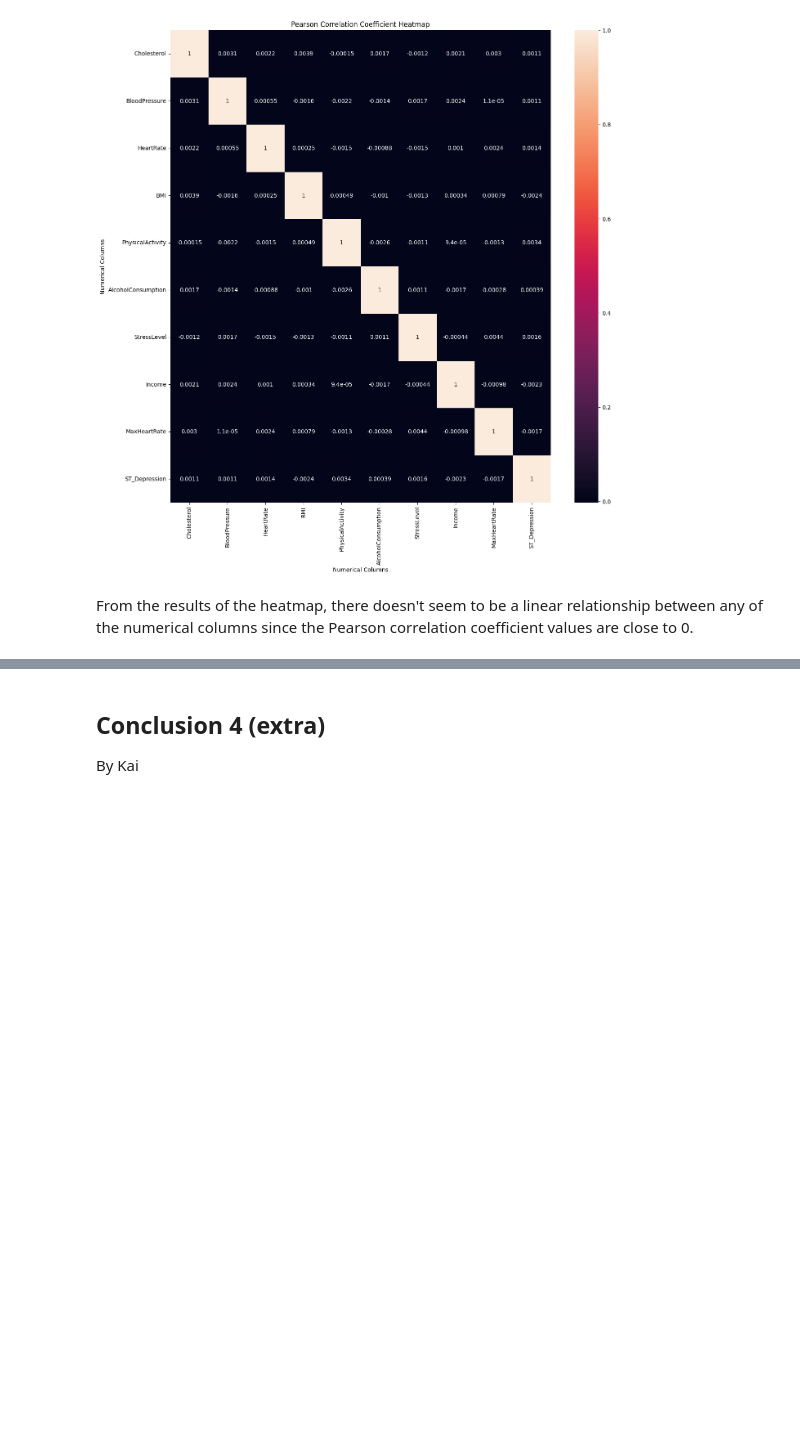
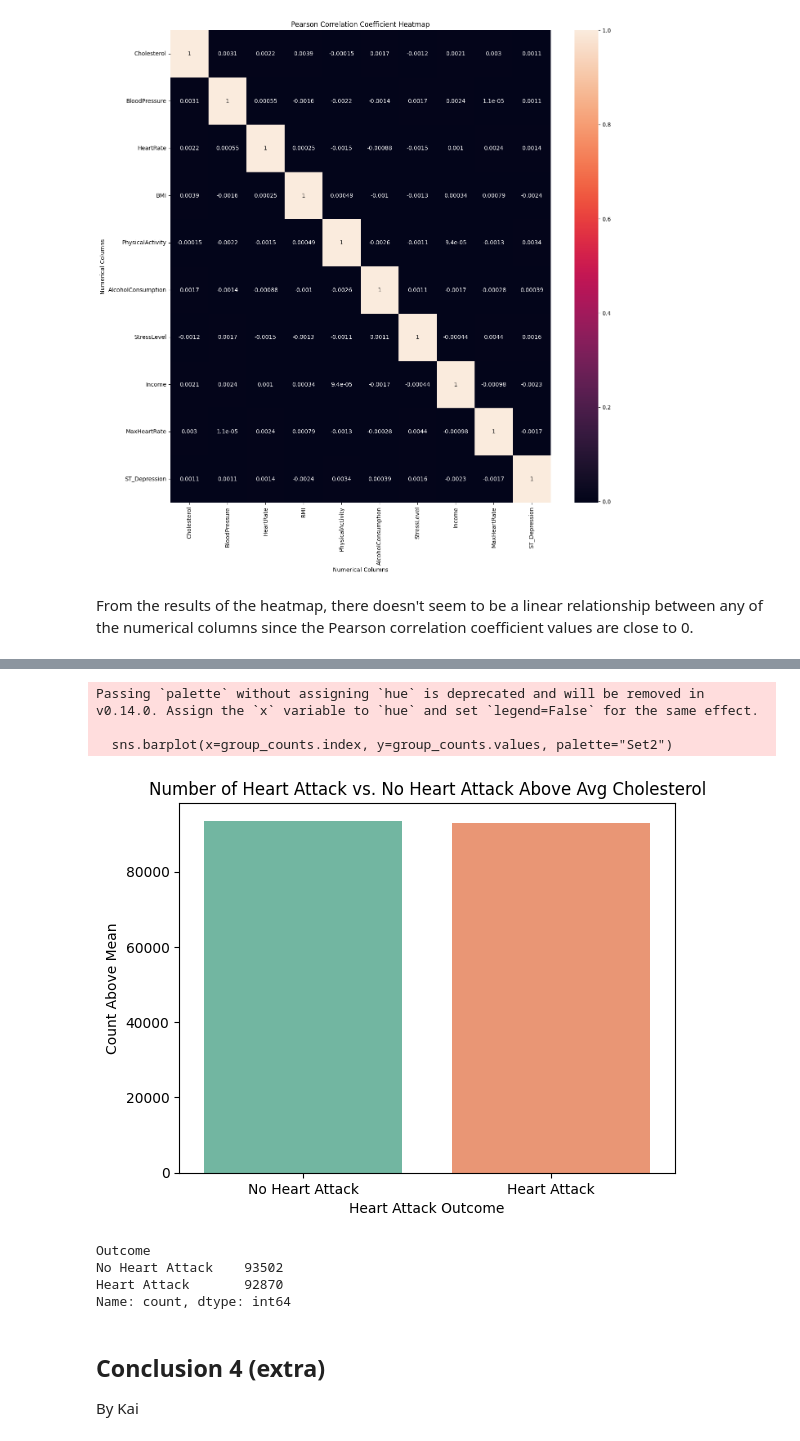
Before and after one commit to kchen3490/cmsc320-final, a Jupyter notebook: notebook.ipynb, the cells around one changed output, grey strips where cells are left out. Drawn from its saved outputs; the diff is of its cells as text; code cells hidden in the pictures; blank space fills up the shorter version.

```diff
--- a/notebook.ipynb
+++ b/notebook.ipynb
@@ -75,3 +139,25 @@ By Nathan
+# %%
+above_mean_df = heart_attack_df[heart_attack_df['Cholesterol'] > mean]
+
+group_counts = above_mean_df['Outcome'].value_counts()
+
+sns.barplot(x=group_counts.index, y=group_counts.values, palette="Set2")
+
+plt.xlabel("Heart Attack Outcome")
+plt.ylabel("Count Above Mean")
+plt.title("Number of Heart Attack vs. No Heart Attack Above Avg Cholesterol")
+
+plt.show()
+group_counts
+# %% [output]
+Passing `palette` without assigning `hue` is deprecated and will be removed in v0.14.0. Assign the `x` variable to `hue` and set `legend=False` for the same effect.
+
+  sns.barplot(x=group_counts.index, y=group_counts.values, palette="Set2")
+[figure, added]
+Outcome
+No Heart Attack    93502
+Heart Attack       92870
+Name: count, dtype: int64
 # %% [markdown]
 ## Conclusion 4 (extra)
 By Kai
```
Also changed, not shown: parts of 9 cells of this notebook.
